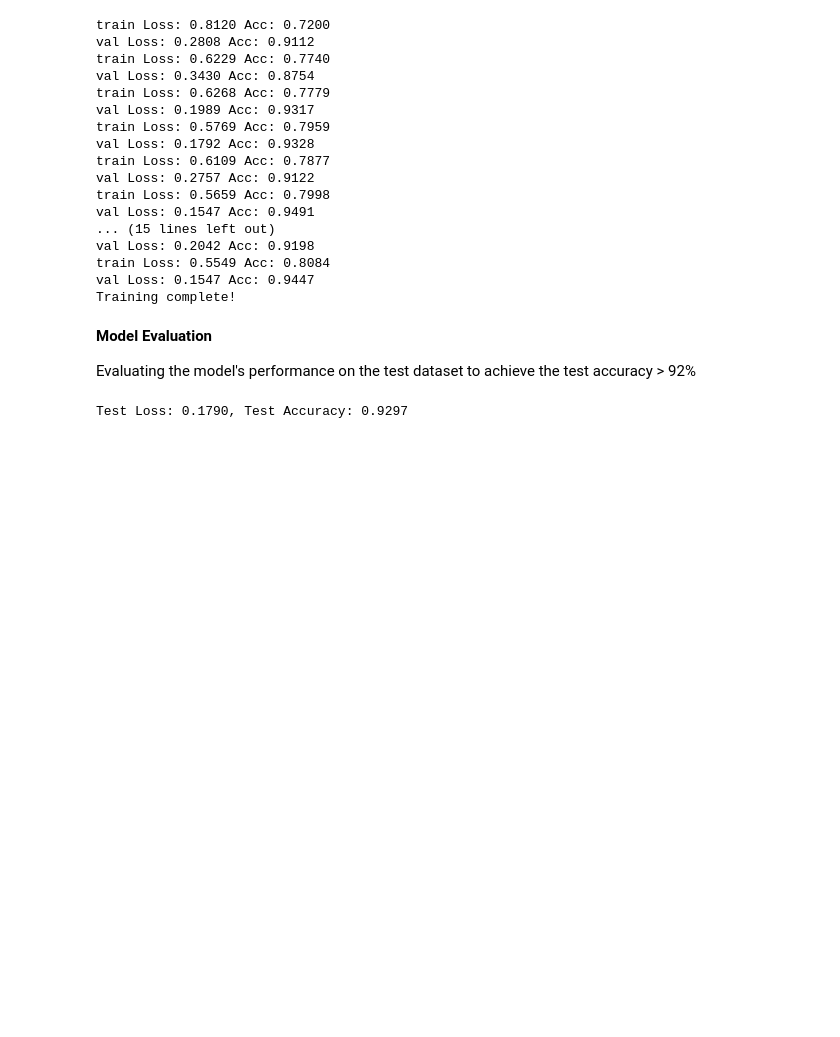
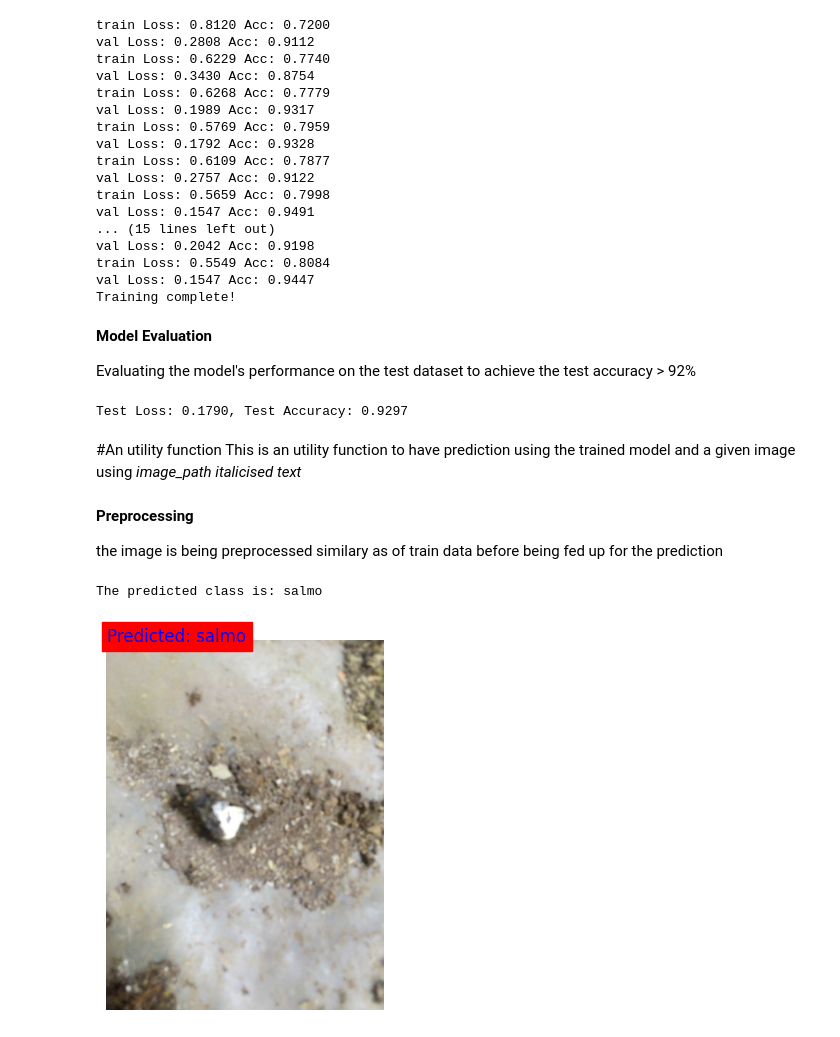
Before and after one commit to Asp-irin/aiIsMyth_ML_Project, a Jupyter notebook: ML_Project.ipynb, the cells around one changed output. Saved outputs shown, nothing was run; the diff lists cells and outputs as text; code cells hidden in the pictures; blank space fills up the shorter version.

Commit message:
utility funtion for disease classification using trained model

```diff
--- a/ML_Project.ipynb
+++ b/ML_Project.ipynb
@@ -180,3 +180,6 @@ print(f'Test Loss: {test_loss:.4f}, Test Accuracy: {test_acc:.4f}')
 Test Loss: 0.1790, Test Accuracy: 0.9297
 # %%
 torch.save(model.state_dict(), '/content/disease_classification_model.pth')
+# %% [markdown]
+#An utility function
+This is an utility function to have prediction using the trained model and a given image using *image_path* *italicised text*
@@ -182,0 +202,44 @@ torch.save(model.state_dict(), '/content/disease_classification_model.pth')
+# %% [markdown]
+**Preprocessing**
+
+the image is being preprocessed similary as of train data before being fed up for the prediction
+# %%
+# Load and preprocess the unseen image
+image_path = '/content/drive/MyDrive/ML_PROJECT/dataset/val/salmo/salmo.1801.jpg'  # Replace with the path to your image
+image = Image.open(image_path)
+preprocess = transforms.Compose([
+    transforms.Resize(256),
+    transforms.CenterCrop(224),
+    transforms.ToTensor(),
+    transforms.Normalize([0.485, 0.456, 0.406], [0.229, 0.224, 0.225])
+])
+input_tensor = preprocess(image)
+input_batch = input_tensor.unsqueeze(0)  # Add a batch dimension
+# %%
+# Perform inference
+with torch.no_grad():
+    output = model(input_batch)
+
+# Get the predicted class
+_, predicted_class = output.max(1)
+
+# Map the predicted class to the class name
+class_names = ['cocci', 'healthy', 'ncd', 'salmo']  # Make sure these class names match your training data
+predicted_class_name = class_names[predicted_class.item()]
+
+print(f'The predicted class is: {predicted_class_name}')
+# %% [output]
+The predicted class is: salmo
+# %%
+import numpy as np
+import matplotlib.pyplot as plt
+from PIL import Image
+
+# Display the image with the predicted class name
+image = np.array(image)
+plt.imshow(image)
+plt.axis('off')
+plt.text(10, 10, f'Predicted: {predicted_class_name}', fontsize=12, color='blue', backgroundcolor='red')
+plt.show()
+# %% [output]
+[figure, added]
```
Also changed, not shown: parts of 1 cell of this notebook.
